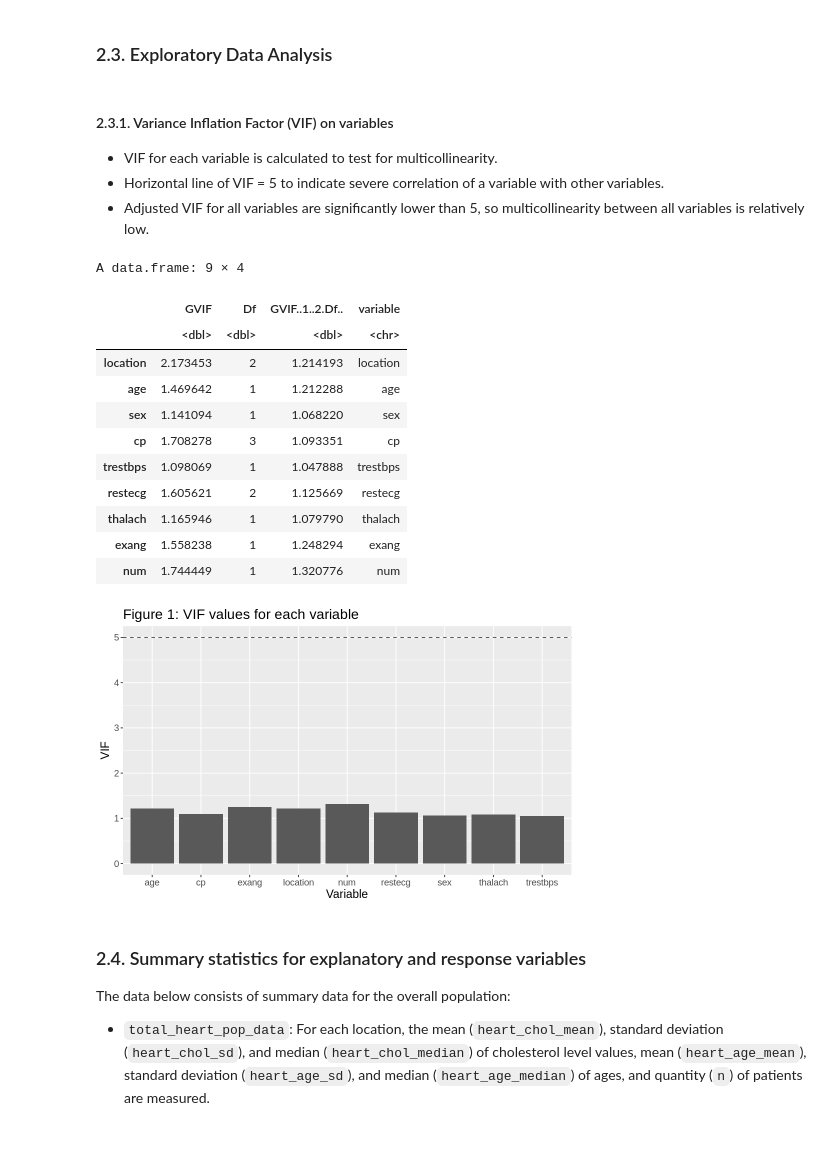
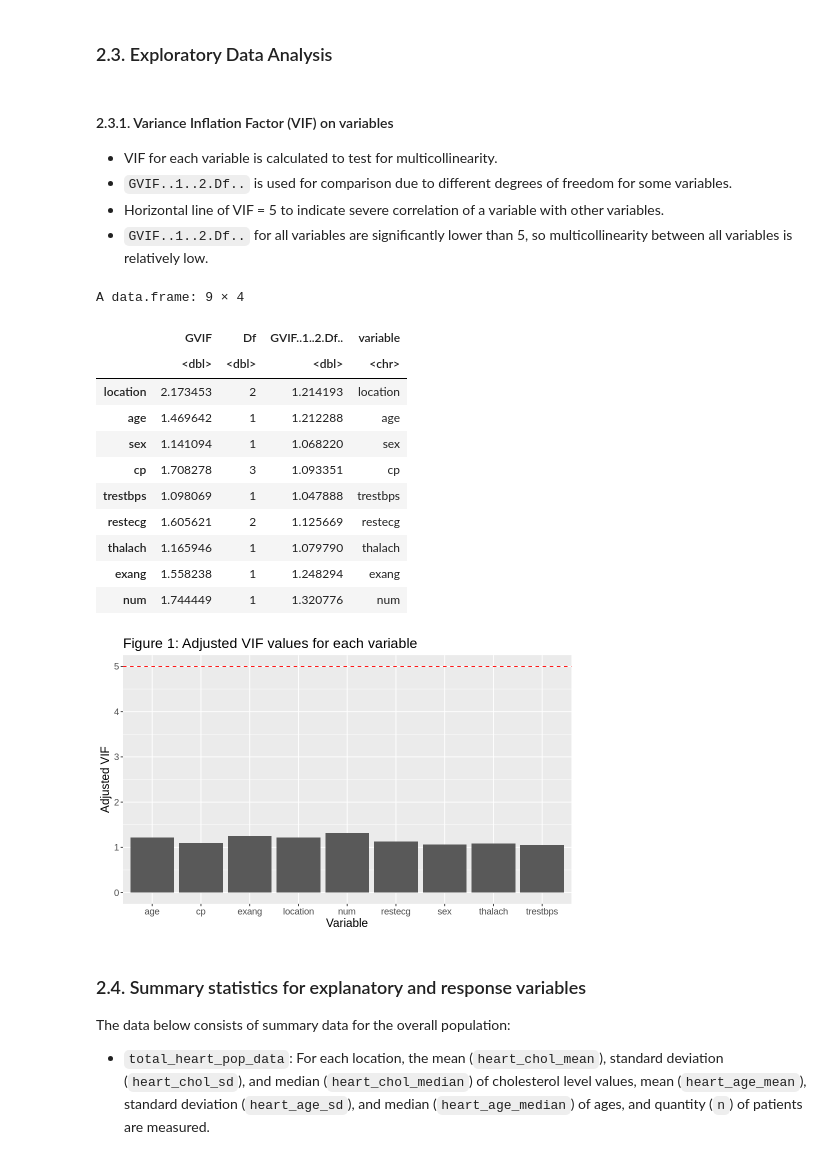
Before and after one commit to Nick-2003/STAT-301-Group_4-Project, a Jupyter notebook: STAT_301_Group_4_Assignment_2_(Nicholas_Tam).ipynb, the cells around one changed output. Drawn from its saved outputs; the diff is of its cells as text; code cells hidden in the pictures.

```diff
--- a/STAT_301_Group_4_Assignment_2_(Nicholas_Tam).ipynb
+++ b/STAT_301_Group_4_Assignment_2_(Nicholas_Tam).ipynb
@@ -120,7 +120,7 @@ California_heart <- read.csv("https://raw.githubusercontent.com/Nick-2003/STAT-3
 total_heart <- rbind(Cleveland_heart, Hungary_heart, Switzerland_heart, California_heart) %>%
     select(location, age, sex, cp, trestbps, chol, restecg, thalach, exang, num) %>%
     filter(!(location == '?' | age == '?' | sex == '?' | cp == '?' | trestbps == '?' | trestbps == '0' | chol == '?' | chol == '0' | restecg == '?' | thalach == '?' | num == '?')) %>%
-    mutate(num = ifelse(num > 1, 1, num))  %>%
+    mutate(num = ifelse(num >= 1, 1, num))  %>%
     transform(sex = as.character(as.factor(sex)), cp = as.character(as.factor(cp)), trestbps = as.double(as.factor(trestbps)), chol = as.double(as.factor(chol)), thalach = as.double(as.factor(thalach)), num = as.character(as.factor(num)))
 # %>%
 total_heart$location <- factor(total_heart$location) %>%
@@ -154,41 +154,42 @@ _Table 1: Initial dataset for all required data_
 # %% [markdown]
 #### 2.3.1. Variance Inflation Factor (VIF) on variables
 - VIF for each variable is calculated to test for multicollinearity.
+- `GVIF..1..2.Df..` is used for comparison due to different degrees of freedom for some variables.
 - Horizontal line of VIF = 5 to indicate severe correlation of a variable with other variables.
-- Adjusted VIF for all variables are significantly lower than 5, so multicollinearity between all variables is relatively low.
+- `GVIF..1..2.Df..` for all variables are significantly lower than 5, so multicollinearity between all variables is relatively low.
 # %%
 options(repr.plot.width = 8, repr.plot.height = 5)
 
 total_heart <- total_heart %>%
     select(location, age, sex, cp, trestbps, chol, restecg, thalach, exang, num)
 VIF_prep <- lm(chol ~ ., data = total_heart)
-# VIF_prep
+# vif(VIF_prep)
 heart_MLR_add_inter_VIF <- data.frame(vif(VIF_prep))
 heart_MLR_add_inter_VIF$variable <- c("location", "age", "sex", "cp", "trestbps", "restecg", "thalach", "exang", "num")
 heart_MLR_add_inter_VIF
 
 # VIF graph
 heart_MLR_add_inter_VIF_vis <- ggplot(heart_MLR_add_inter_VIF, aes(x = variable, y = GVIF..1..2.Df..)) +
     geom_bar(stat = "identity") +
-    ggtitle("Figure 1: VIF values for each variable") +
-    labs(x = "Variable",y = "VIF") +
+    ggtitle("Figure 1: Adjusted VIF values for each variable") +
+    labs(x = "Variable",y = "Adjusted VIF") +
     geom_hline(yintercept = 5, linetype = "dashed", color = "red") +
     theme(text = element_text(size = 14))
 heart_MLR_add_inter_VIF_vis
 # %% [output]
 A data.frame: 9 × 4
 |  | GVIF | Df | GVIF..1..2.Df.. | variable |
 |  | <dbl> | <dbl> | <dbl> | <chr> |
 | location | 2.173453 | 2 | 1.214193 | location |
 | age | 1.469642 | 1 | 1.212288 | age |
 | sex | 1.141094 | 1 | 1.068220 | sex |
 | cp | 1.708278 | 3 | 1.093351 | cp |
 | trestbps | 1.098069 | 1 | 1.047888 | trestbps |
 | restecg | 1.605621 | 2 | 1.125669 | restecg |
 | thalach | 1.165946 | 1 | 1.079790 | thalach |
 | exang | 1.558238 | 1 | 1.248294 | exang |
 | num | 1.744449 | 1 | 1.320776 | num |
-[figure, old version]
+[figure, new version]
 # %% [markdown]
 ### 2.4. Summary statistics for explanatory and response variables
 The data below consists of summary data for the overall population:
```
Also changed, not shown: parts of 3 cells of this notebook.
